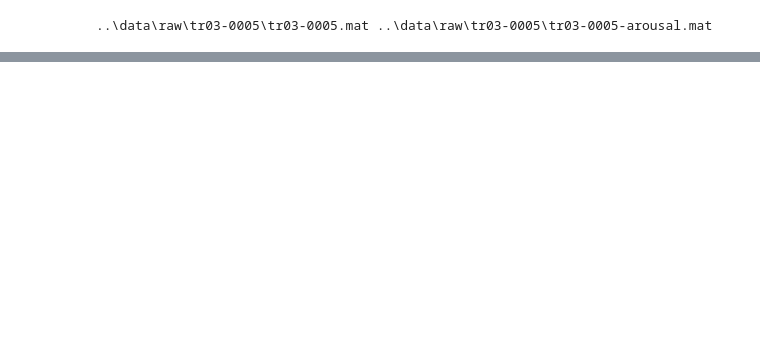
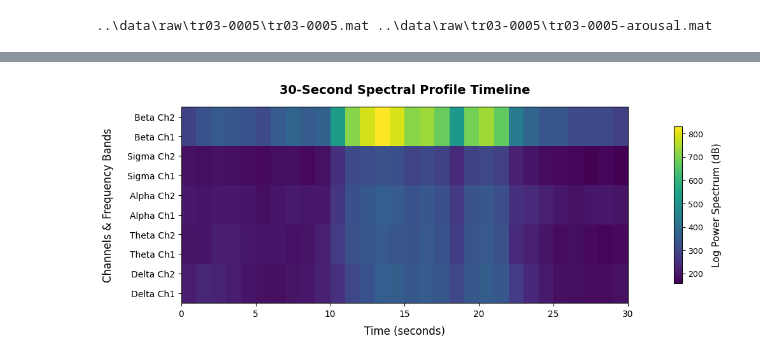
Before and after one commit to MNR-MarcosOriolPagonabarraga-projects/mHealth-project-code, a Jupyter notebook: notebooks/detect_sleep_stages.ipynb, the cells around one changed output, grey strips where cells are left out. Saved outputs shown, nothing was run; the diff lists cells and outputs as text; code cells hidden in the pictures; blank space fills up the shorter version.

```diff
--- a/notebooks/detect_sleep_stages.ipynb
+++ b/notebooks/detect_sleep_stages.ipynb
@@ -5,11 +5,19 @@ sys.path.insert(0, '../')
 import numpy as np
 import matplotlib.pyplot as plt
 # %%
-from src.utils import load_signals_and_arousals
+from src.utils import load_signals_and_arousals, downsample_signal
+from src.dsp import apply_continuous_filters
+from src.config import PreprocessConfig
+cfg = PreprocessConfig()
+channels = list(cfg.eeg_indices.values())
 
 example_patient_path = "../data/raw/tr03-0005"
+signals, _, sleep_stages = load_signals_and_arousals(example_patient_path, channels, include_sleep_stages=True)
 
-signals, arousals, sleep_stages = load_signals_and_arousals(example_patient_path, include_sleep_stages=True)
+signals = downsample_signal(signals, downsample_factor=2)
+sleep_stages = {key : values[::2] for key, values in sleep_stages.items()}
+signals = np.mean(signals, axis=0)
+signals = apply_continuous_filters(signals, cfg)
 # %% [output]
 ..\data\raw\tr03-0005\tr03-0005.mat ..\data\raw\tr03-0005\tr03-0005-arousal.mat
 # %%
@@ -33,6 +41,6 @@ def find_stable_blocks(stage_mask: np.ndarray, min_len_samp: int) -> list:
 
     return valid_blocks
 # %%
-blocks = find_stable_blocks(sleep_stages['wake'], min_len_samp=200*30)
+blocks = find_stable_blocks(sleep_stages['wake'], min_len_samp=100*30)
 blocks
 # %% [output]
@@ -121,8 +129,57 @@ def extract_sleep_stage_windows(
 # %%
 from src.dsp import compute_full_recording_bandpower
 
-full_spectral_timeline = compute_full_recording_bandpower(signals, fs=200, hop_length=200)
-spectral_windows, labels = extract_sleep_stage_windows(sleep_stages, full_spectral_timeline, fs=200, hop_length=200)
+full_spectral_timeline = compute_full_recording_bandpower(signals, fs=100, hop_length=100)
+spectral_windows, labels = extract_sleep_stage_windows(sleep_stages, full_spectral_timeline, fs=100, hop_length=100)
 # %%
-spectral_windows[0]
+import numpy as np
+import matplotlib.pyplot as plt
+
+# 1. CRITICAL FIX: Transpose the array!
+# This converts shape from (120, 10) to (10, 120), placing Time on the X-axis.
+plot_data = spectral_windows[0].T
+
+# Define the exact layout of your 10 features
+feature_labels = [
+    'Delta Ch1', 'Delta Ch2',
+    'Theta Ch1', 'Theta Ch2',
+    'Alpha Ch1', 'Alpha Ch2',
+    'Sigma Ch1', 'Sigma Ch2',
+    'Beta Ch1',  'Beta Ch2'
+]
+band_names = ['Delta', 'Theta', 'Alpha', 'Sigma', 'Beta']
+colors = ['#1f77b4', '#ff7f0e', '#2ca02c', '#d62728', '#9467bd']
+
+# Initialize Plot
+fig, ax = plt.subplots(figsize=(14, 4), dpi=100)
+
+# Plot the matrix
+im = ax.imshow(
+    plot_data,
+    aspect='auto',
+    cmap='viridis',
+    origin='lower',
+    extent=[0, 30, -0.5, 9.5] # X goes 0 to 30s, Y fits our 10 rows
+)
+
+# Refine Axes and Labels
+ax.set_title("30-Second Spectral Profile Timeline", fontsize=14, fontweight='bold', pad=15)
+ax.set_xlabel("Time (seconds)", fontsize=12, labelpad=8)
+ax.set_ylabel("Channels & Frequency Bands", fontsize=12, labelpad=15)
+
+# Set ticks exactly in the middle of each channel row
+ax.set_yticks(range(10))
+ax.set_yticklabels(feature_labels, fontsize=10)
+ax.set_xticks(np.arange(0, 31, 5))
+
+# Add Colorbar
+cbar = fig.colorbar(im, ax=ax, pad=0.08, shrink=0.8)
+cbar.set_label("Log Power Spectrum (dB)", fontsize=11, labelpad=10)
+cbar.ax.tick_params(labelsize=9)
+
+# 2. CRITICAL FIX: Adjusted bracket coordinates
+# Make room on the left side of the figure for the brackets
+plt.subplots_adjust(left=0.25)
+
+plt.show()
 # %% [output]
@@ -143 +186,2 @@ array([[1.19341408e+02, 9.44023895e+01, 1.18465744e+02, ...,
+[figure, added]
 # %%
```
Also changed, not shown: parts of 4 cells of this notebook, 11 other files.
